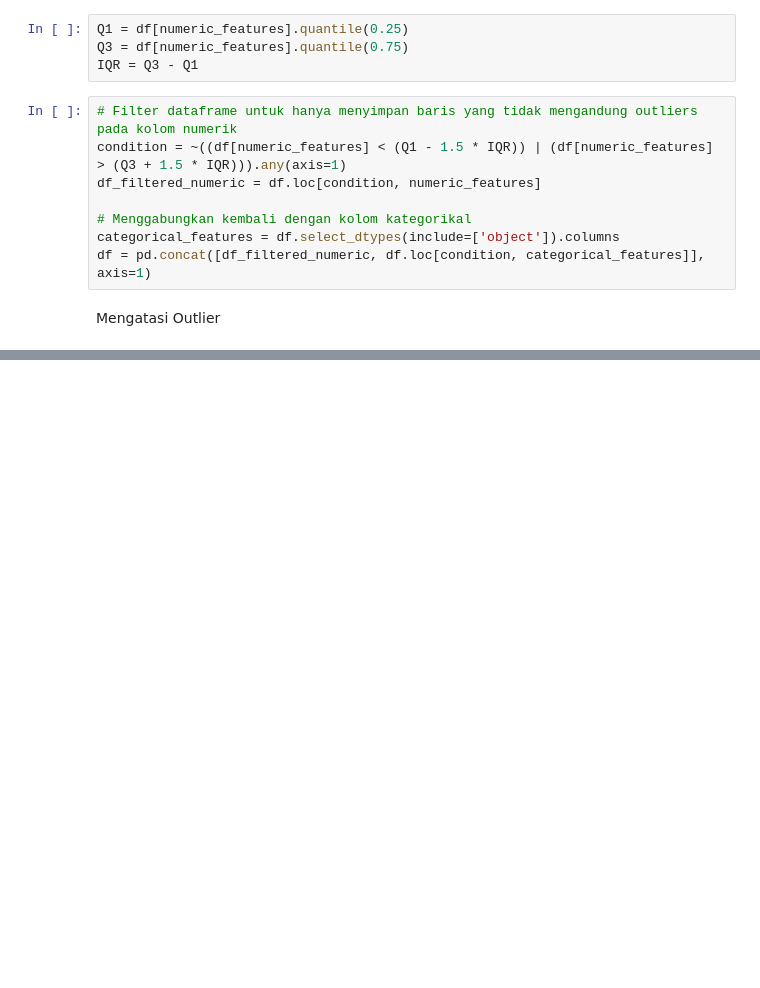
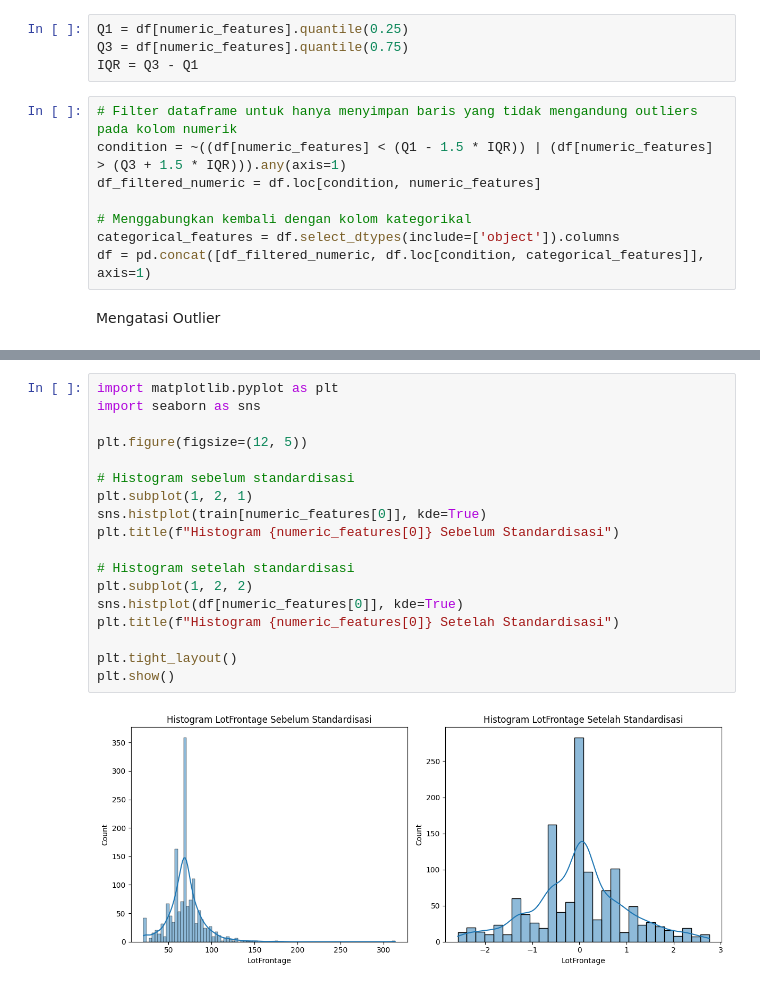
Before and after one commit to DifthaArianggaFirdaus/data_rumah_latihan, a Jupyter notebook: machine_learing.ipynb, the cells around one changed output, grey strips where cells are left out. Saved outputs shown, nothing was run; the diff lists cells and outputs as text; blank space fills up the shorter version.

```diff
--- a/machine_learing.ipynb
+++ b/machine_learing.ipynb
@@ -170,0 +167,20 @@ plt.show()
+# %%
+import matplotlib.pyplot as plt
+import seaborn as sns
+
+plt.figure(figsize=(12, 5))
+
+# Histogram sebelum standardisasi
+plt.subplot(1, 2, 1)
+sns.histplot(train[numeric_features[0]], kde=True)
+plt.title(f"Histogram {numeric_features[0]} Sebelum Standardisasi")
+
+# Histogram setelah standardisasi
+plt.subplot(1, 2, 2)
+sns.histplot(df[numeric_features[0]], kde=True)
+plt.title(f"Histogram {numeric_features[0]} Setelah Standardisasi")
+
+plt.tight_layout()
+plt.show()
+# %% [output]
+[figure, added]
```
Also changed, not shown: parts of 5 cells of this notebook.
